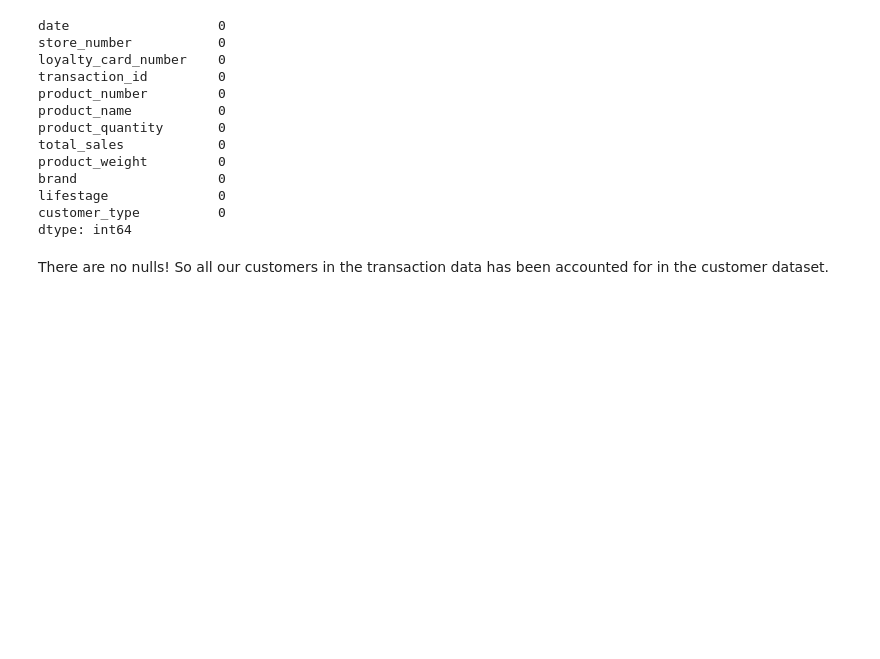
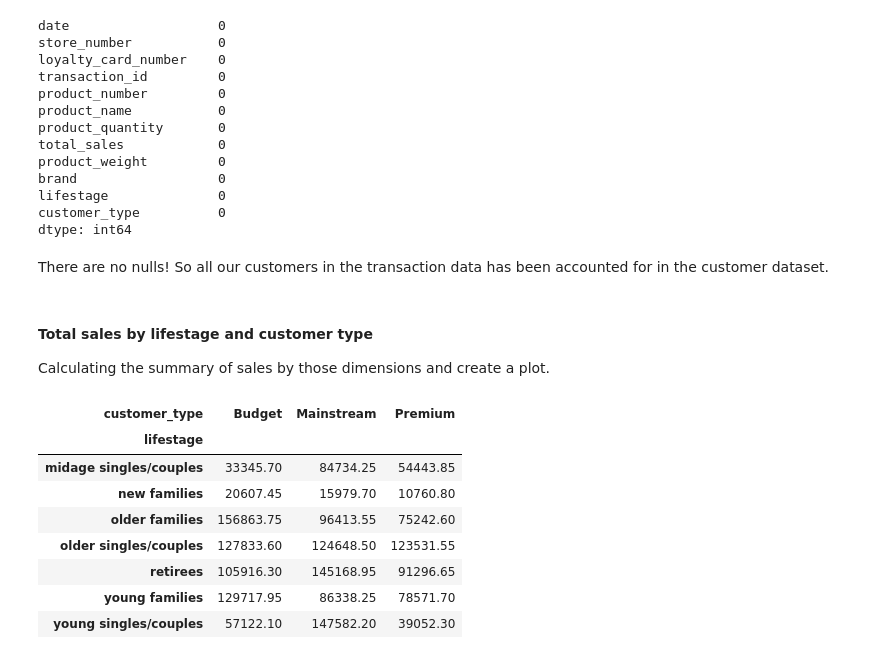
Before and after one commit to 7086600/quantium_project, a Jupyter notebook: quantium.ipynb, the cells around one changed output. Drawn from its saved outputs; the diff is of its cells as text; code cells hidden in the pictures; blank space fills up the shorter version.

```diff
--- a/quantium.ipynb
+++ b/quantium.ipynb
@@ -739,3 +739,20 @@ There are no nulls! So all our customers in the transaction data has been accoun
 # %%
 # save the merged dataset to a new CSV file
 merged_df.to_csv("merged_quantium_data.csv", index=False)
+# %% [markdown]
+#### Total sales by lifestage and customer type
+
+Calculating the summary of sales by those dimensions and create a plot.
+# %%
+# Total sales by lifestage and customer type
+merged_df.groupby(["lifestage", "customer_type"])["total_sales"].sum().unstack()
+# %% [output]
+| customer_type | Budget | Mainstream | Premium |
+| lifestage |  |  |  |
+| midage singles/couples | 33345.70 | 84734.25 | 54443.85 |
+| new families | 20607.45 | 15979.70 | 10760.80 |
+| older families | 156863.75 | 96413.55 | 75242.60 |
+| older singles/couples | 127833.60 | 124648.50 | 123531.55 |
+| retirees | 105916.30 | 145168.95 | 91296.65 |
+| young families | 129717.95 | 86338.25 | 78571.70 |
+| young singles/couples | 57122.10 | 147582.20 | 39052.30 |
```
Also changed, not shown: parts of 3 cells of this notebook.
